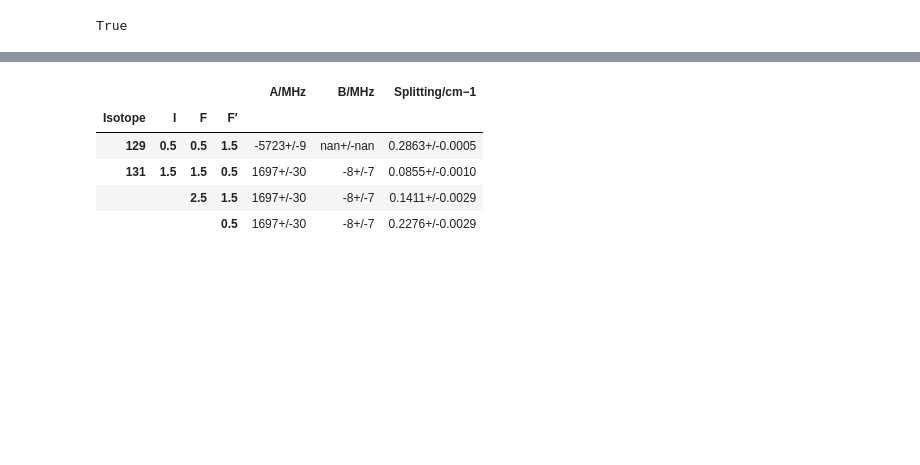
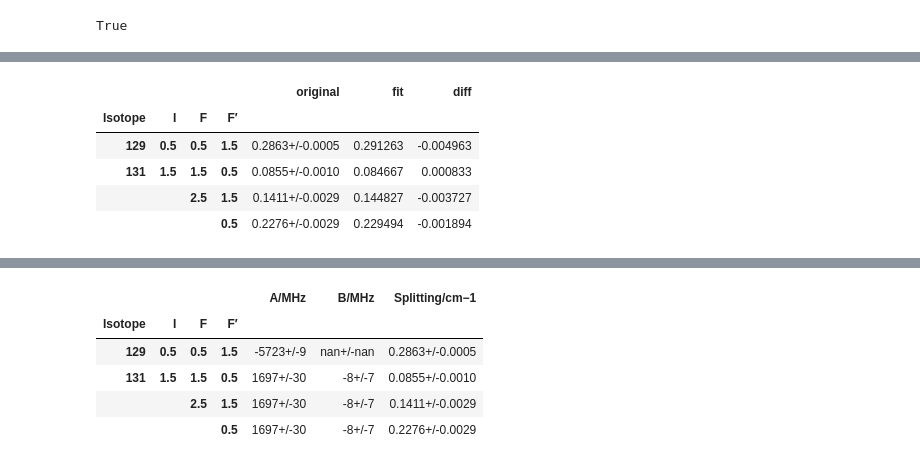
Before and after one commit to phockett/Quantum-Beat_Photoelectron-Imaging_Spectroscopy_of_Xe_in_the_VUV, a Jupyter notebook: notebooks/4_modelling/4.02_hyperfine_beats_basic_fitting_140624.ipynb, the cells around one changed output, grey strips where cells are left out. Cells and saved outputs as stored; diff of their text form; code cells hidden in the pictures; blank space fills up the shorter version.

```diff
--- a/notebooks/4_modelling/4.02_hyperfine_beats_basic_fitting_140624.ipynb
+++ b/notebooks/4_modelling/4.02_hyperfine_beats_basic_fitting_140624.ipynb
@@ -172,7 +174,38 @@ def calcFitModel(xData, xePropsFit = None, dataDict = None, fitFlag=True, trange
     if fitFlag:
         return unumpy.nominal_values(res.values)
     else:
+
+        # Fix splitting value for 1.5,2.5 (derived case)
+        # TODO: this is inconsistent with fitting later?
+        iso=131
+        xePropsFit.loc[(iso,1.5,2.5,1.5), dataCol] = xePropsFit.loc[(iso,1.5,2.5,0.5), dataCol] - xePropsFit.loc[(iso,1.5,1.5,0.5), dataCol]
+
         return xePropsFit, modelDict, modelSum, modelIn, dataIn, res
+
+
+def compareResults(xeProps, xePropsFit, fitParamsCol = 'Splitting/cm−1'):
+    """
+    Create comparison table of reference and fit results.
+    """
+
+    import pandas as pd
+
+    diffData = pd.DataFrame([xeProps[fitParamsCol], xePropsFit[fitParamsCol], xeProps[fitParamsCol]-xePropsFit[fitParamsCol]]).T
+    # diffData.columns.rename({n:item for n,item in enumerate(['original','fit','diff'])})
+    diffData.columns = ['original','fit','diff']
+
+    # Remove uncertainties? Makes sense if comparing diffs from different anlyses
+    diffData['diff']= unumpy.nominal_values(diffData['diff'].values)
+
+    return diffData
+
+def extractABParams():
+    """
+    Determine A & B parameters from hyperfine level splittings.
+    """
+
+    pass
+
 
 # Test fit...
 
@@ -184,7 +217,7 @@ import scipy
 # x0 = np.abs(np.random.random(4))  # Randomise inputs
 
 xePropsFit = xeProps.copy()
-x0 = cxePropsFit[fitParamsCol].to_numpy())  # Test with previous vals
+x0 = unumpy.nominal_values(xePropsFit[fitParamsCol].to_numpy())  # Test with previous vals
 
 fitOut = scipy.optimize.least_squares(calcFitModel, x0, bounds = (0.01,0.5),
                                       kwargs = {'xePropsFit':xePropsFit, 'dataDict':dataDict})
@@ -221,0 +271,10 @@ modelPlot.hvplot()
+# %%
+# Check new results vs. reference case...
+compareResults(xeProps, xePropsFit)
+# %% [output]
+|  |  |  |  | original | fit | diff |
+| Isotope | I | F | F′ |  |  |  |
+| 129 | 0.5 | 0.5 | 1.5 | 0.2863+/-0.0005 | 0.291263 | -0.004963 |
+| 131 | 1.5 | 1.5 | 0.5 | 0.0855+/-0.0010 | 0.084667 | 0.000833 |
+|  |  | 2.5 | 1.5 | 0.1411+/-0.0029 | 0.144827 | -0.003727 |
+|  |  |  | 0.5 | 0.2276+/-0.0029 | 0.229494 | -0.001894 |
```
Also changed, not shown: parts of 88 cells of this notebook, 1 other file.
